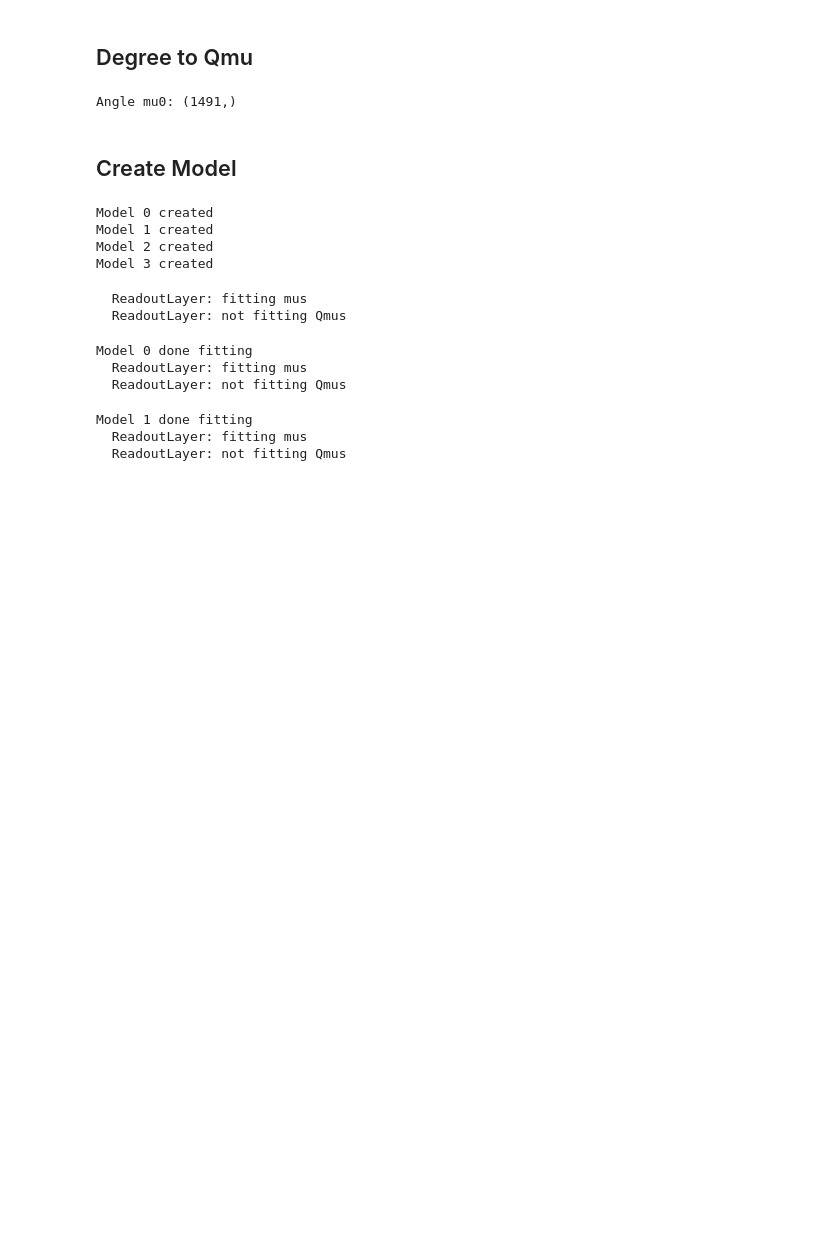
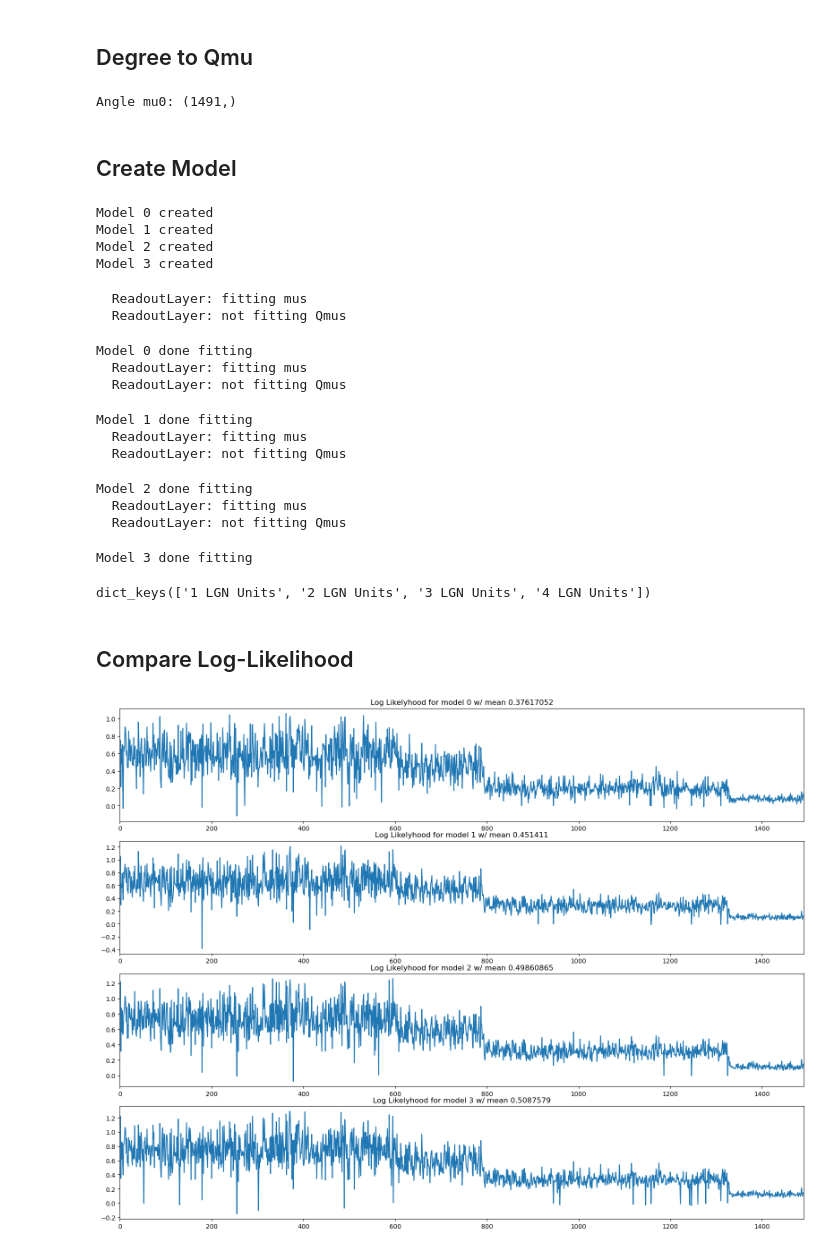
Before and after one commit to IsabelF98/Cloud_SynthData_Proj, a Jupyter notebook: LGN_units.ipynb, the cells around one changed output. Drawn from its saved outputs; the diff is of its cells as text; code cells hidden in the pictures; blank space fills up the shorter version.

```diff
--- a/LGN_units.ipynb
+++ b/LGN_units.ipynb
@@ -154,7 +161,7 @@ angle_mode = 'nearest' # 'bilinear'
 NQ = len(angles)
 
 num_LGN_units = [1,2,3,4]
-models = {}
+#models = {}
 
 for i in range(len(num_LGN_units)):
     num_subs = [num_LGN_units[i], 24, 16, 16]
@@ -203,7 +210,7 @@ Model 1 created
 Model 2 created
 Model 3 created
 # %%
-LL_dict = {}
+#LL_dict = {}
 for i in range(len(num_LGN_units)):
     cnn = models[str(num_LGN_units[i])+' LGN Units']
     cnn.networks[1].layers[0].mu.data = torch.tensor(mu0s, dtype=torch.float32)
@@ -229,3 +236,23 @@ Model 0 done fitting
 Model 1 done fitting
   ReadoutLayer: fitting mus
   ReadoutLayer: not fitting Qmus
+Model 2 done fitting
+  ReadoutLayer: fitting mus
+  ReadoutLayer: not fitting Qmus
+Model 3 done fitting
+# %%
+LL_dict.keys()
+# %% [output]
+dict_keys(['1 LGN Units', '2 LGN Units', '3 LGN Units', '4 LGN Units'])
+# %% [markdown]
+## Compare Log-Likelihood
+# %%
+ss(4,1)
+for i in range(len(num_LGN_units)):
+    plt.subplot(4,1,i+1)
+    plt.plot(LL_dict[str(num_LGN_units[i])+' LGN Units'])
+    plt.title('Log Likelyhood for model '+str(i)+' w/ mean '+str(np.mean(LL_dict[str(num_LGN_units[i])+' LGN Units'])))
+    plt.xlim([0,NC])
+plt.show()
+# %% [output]
+[figure, added]
```
Also changed, not shown: parts of 34 cells of this notebook, 2 other files.
